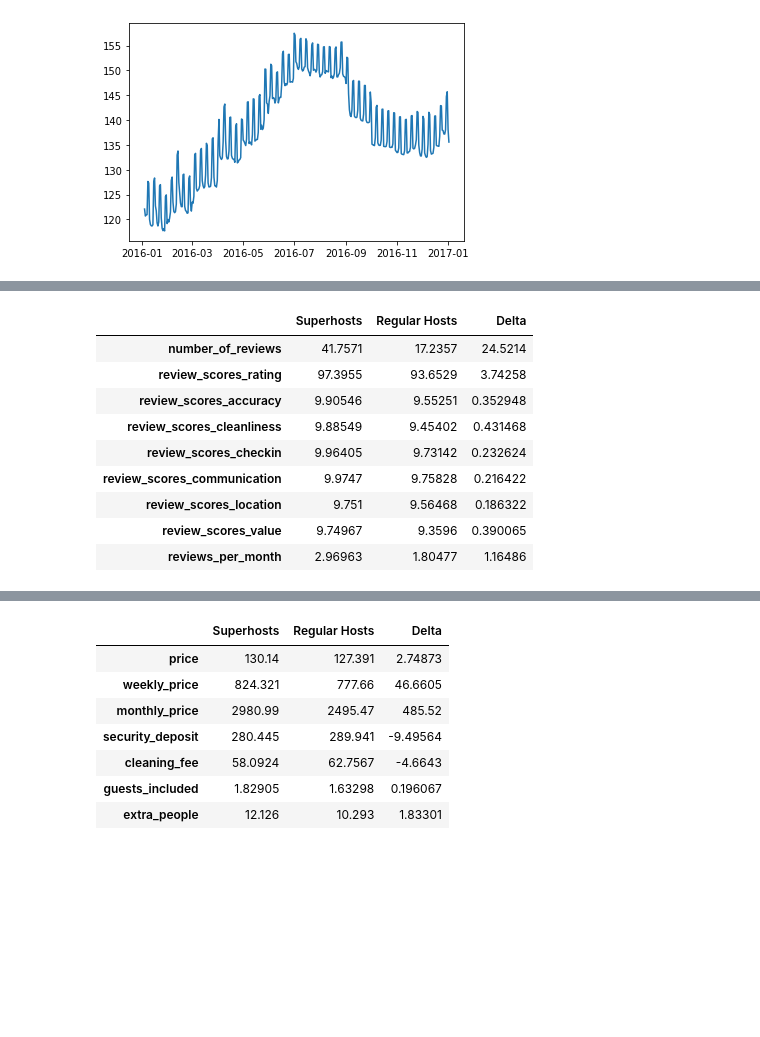
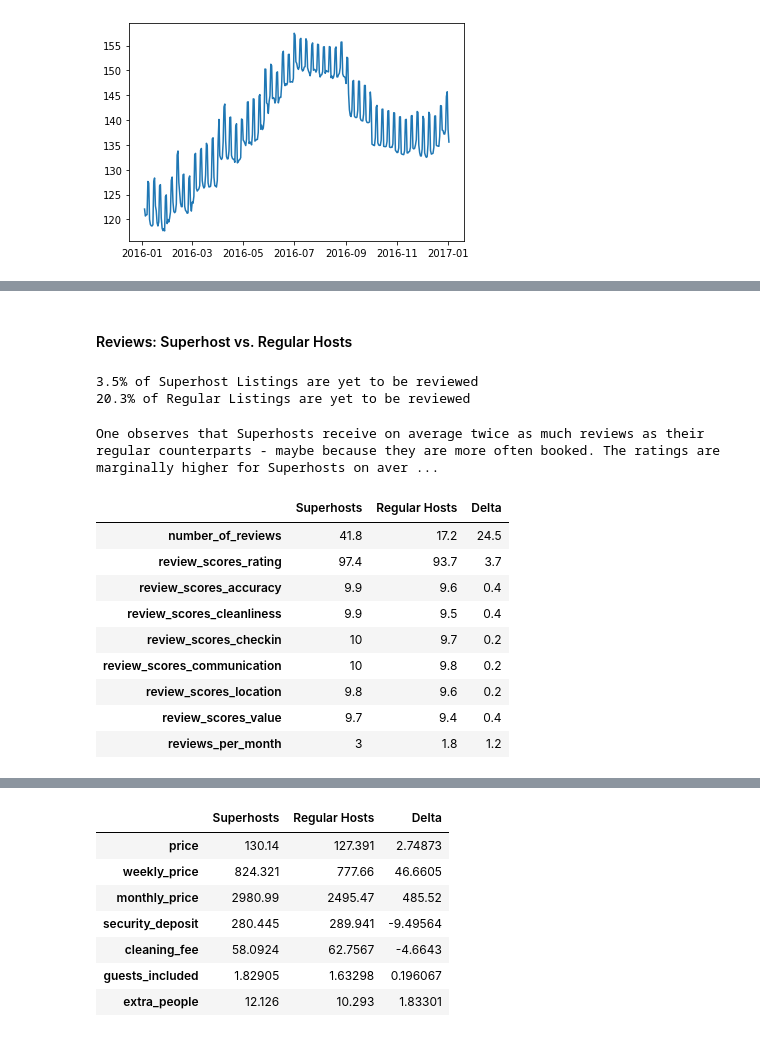
Before and after one commit to ttheoto/Udacity_Airbnb_Project, a Jupyter notebook: Airbnb_Seattle_Exploration.ipynb, the cells around one changed output, grey strips where cells are left out. Saved outputs shown, nothing was run; the diff lists cells and outputs as text; code cells hidden in the pictures; blank space fills up the shorter version.

```diff
--- a/Airbnb_Seattle_Exploration.ipynb
+++ b/Airbnb_Seattle_Exploration.ipynb
@@ -402,18 +417,68 @@ reg_df = listing_df[listing_df['host_is_superhost']=='f']
+# %% [markdown]
+#### Reviews: Superhost vs. Regular Hosts
+# %%
+# Relevant Review Columns in Listings_df:
+
+rev_cols = ['number_of_reviews', 'first_review', 'last_review',
+            'review_scores_rating', 'review_scores_accuracy',
+            'review_scores_cleanliness', 'review_scores_checkin',
+            'review_scores_communication', 'review_scores_location',
+            'review_scores_value', 'reviews_per_month']
+
+# Superhost Review Data:
+
+super_reviews = super_df[rev_cols]
+
+# Superhost Average Review Parameters:
+
+super_rev_mean = pd.DataFrame(super_reviews.mean(), columns = ['mean_value'])
+
+# Regular host Review Data:
+
+reg_reviews = reg_df[rev_cols]
+
+# Regular host Average Review Parameters:
+
+reg_rev_mean = pd.DataFrame(reg_reviews.mean(), columns = ['mean_value'])
+# %%
+# Analyzing missing reviews:
+
+# Superhosts:
+
+print("{:.1f}% of Superhost Listings are yet to be reviewed"
+      .format(100*super_reviews['review_scores_rating'].isnull().mean()))
+
+# Regular hosts:
+
+print("{:.1f}% of Regular Listings are yet to be reviewed"
+      .format(100*reg_reviews['review_scores_rating'].isnull().mean()))
+# %% [output]
+3.5% of Superhost Listings are yet to be reviewed
+20.3% of Regular Listings are yet to be reviewed
 # %%
-super_rev = pd.DataFrame(super_df[rev_cols].mean(), columns = ['value'])
-reg_rev = pd.DataFrame(reg_df[rev_cols].mean(), columns = ['value'])
-comp_df = pd.merge(super_rev, reg_rev, left_index=True, right_index=True)
+# Comparison between Average Review Parameters:
+
+comp_df = pd.merge(super_rev_mean, reg_rev_mean, left_index=True, right_index=True)
 comp_df.columns = ['Superhosts', 'Regular Hosts']
 comp_df['Delta'] = comp_df['Superhosts'] - comp_df['Regular Hosts']
-comp_df.style.bar(subset=['Delta'], align='mid', color=['#d65f5f', '#5fba7d'])
+
+# Conclusions:
+
+print('One observes that Superhosts receive on average twice as much reviews as their regular counterparts '
+      '- maybe because they are more often booked. The ratings are marginally higher for Superhosts on average.')
+
+# Show Results:
+
+comp_df.round(1).style.bar(subset=['Delta'], align='mid', color=['#d65f5f', '#5fba7d'])
 # %% [output]
+One observes that Superhosts receive on average twice as much reviews as their regular counterparts - maybe because they are more often booked. The ratings are marginally higher for Superhosts on aver ...
 |  | Superhosts | Regular Hosts | Delta |
-| number_of_reviews | 41.7571 | 17.2357 | 24.5214 |
-| review_scores_rating | 97.3955 | 93.6529 | 3.74258 |
-| review_scores_accuracy | 9.90546 | 9.55251 | 0.352948 |
-| review_scores_cleanliness | 9.88549 | 9.45402 | 0.431468 |
-| review_scores_checkin | 9.96405 | 9.73142 | 0.232624 |
-| review_scores_communication | 9.9747 | 9.75828 | 0.216422 |
-| review_scores_location | 9.751 | 9.56468 | 0.186322 |
-| review_scores_value | 9.74967 | 9.3596 | 0.390065 |
-| reviews_per_month | 2.96963 | 1.80477 | 1.16486 |
+| number_of_reviews | 41.8 | 17.2 | 24.5 |
+| review_scores_rating | 97.4 | 93.7 | 3.7 |
+| review_scores_accuracy | 9.9 | 9.6 | 0.4 |
+| review_scores_cleanliness | 9.9 | 9.5 | 0.4 |
+| review_scores_checkin | 10 | 9.7 | 0.2 |
+| review_scores_communication | 10 | 9.8 | 0.2 |
+| review_scores_location | 9.8 | 9.6 | 0.2 |
+| review_scores_value | 9.7 | 9.4 | 0.4 |
+| reviews_per_month | 3 | 1.8 | 1.2 |
```
Also changed, not shown: parts of 16 cells of this notebook.
